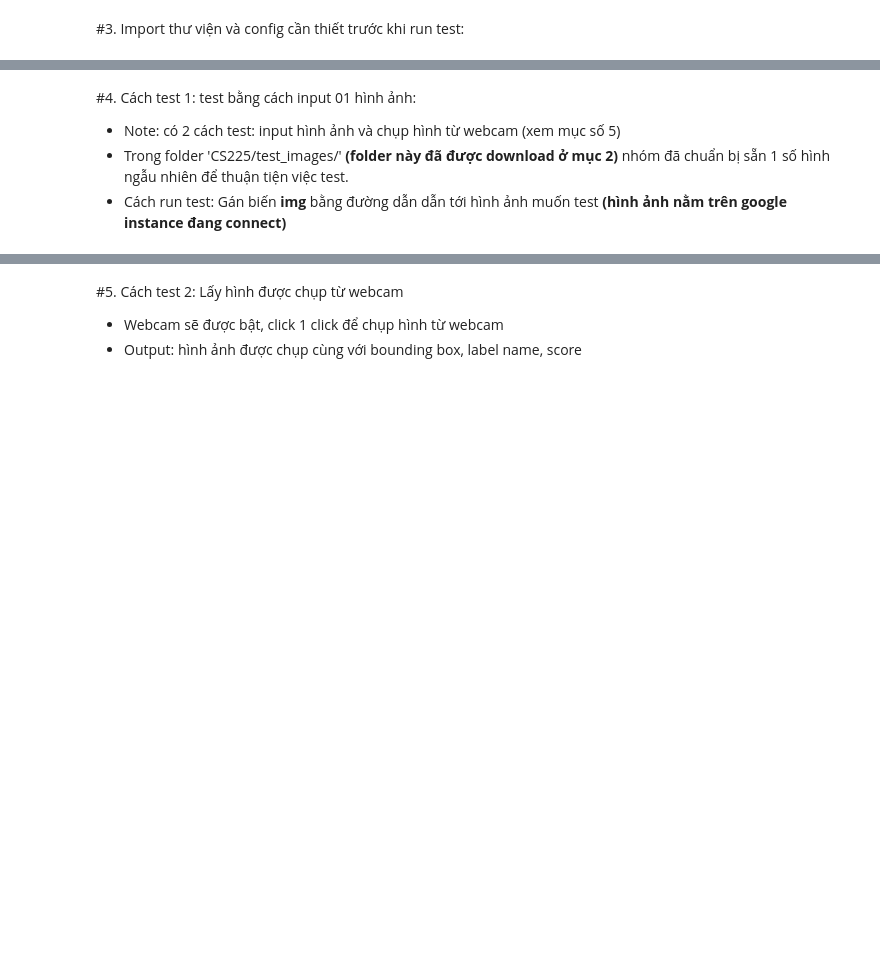
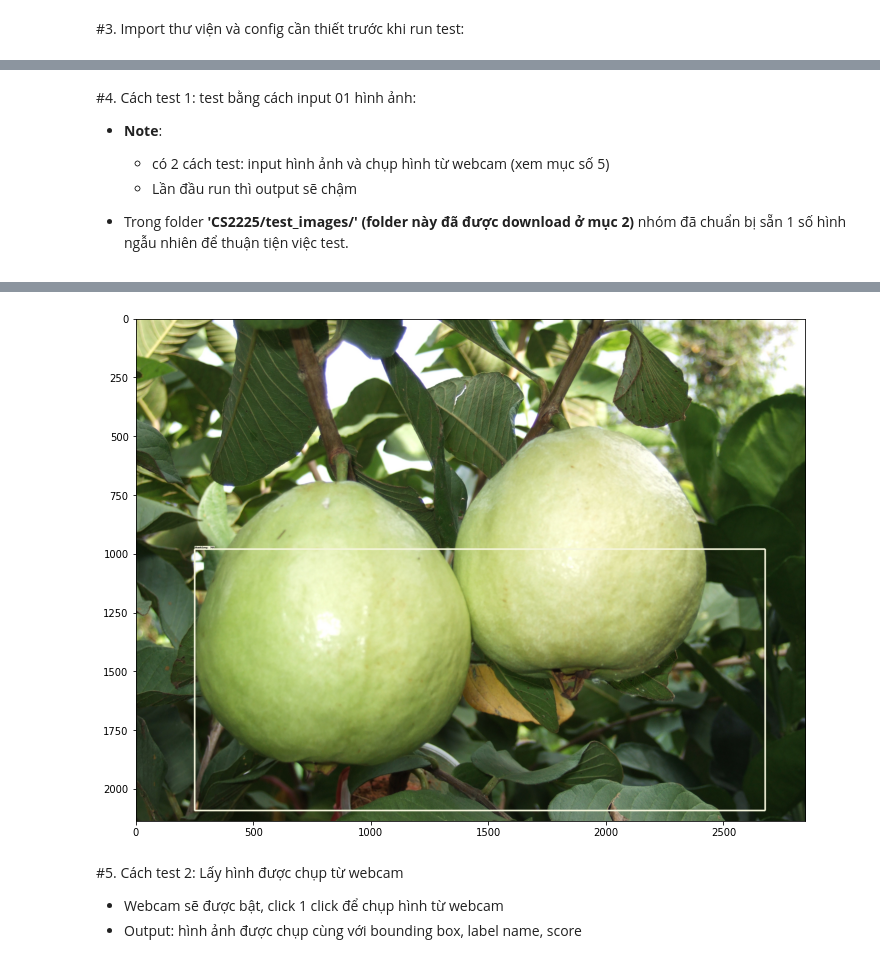
Before and after one commit to MaiNga-uit/CS2225.CH1507, a Jupyter notebook: source_code/[CS2225]Testing_6_fruits_detection_model.ipynb, the cells around one changed output, grey strips where cells are left out. Drawn from its saved outputs; the diff is of its cells as text; code cells hidden in the pictures; blank space fills up the shorter version.

```diff
--- a/source_code/[CS2225]Testing_6_fruits_detection_model.ipynb
+++ b/source_code/[CS2225]Testing_6_fruits_detection_model.ipynb
@@ -103,12 +89,12 @@ def load_image_into_numpy_array(path):
   return np.array(image.getdata()).reshape(
       (im_height, im_width, 3)).astype(np.uint8)
 # %%
-pipeline_file = '/content/CS2225/result_model/pipeline.config'
+pipeline_file = '/content/CS2225/output_model/pipeline.config'
 #recover our saved model
 pipeline_config = pipeline_file
 
-#
-model_dir = '/content/CS2225/output_model/ckpt-3'
+#Model checkpoint
+model_dir = '/content/CS2225/output_model/checkpoint/ckpt-0'
 configs = config_util.get_configs_from_pipeline_file(pipeline_file)
 model_config = configs['model']
 detection_model = model_builder.build(
@@ -117,7 +103,7 @@ detection_model = model_builder.build(
 # Restore checkpoint
 ckpt = tf.compat.v2.train.Checkpoint(
       model=detection_model)
-ckpt.restore(os.path.join('/content/CS2225/output_model/ckpt-3'))
+ckpt.restore(os.path.join('/content/CS2225/output_model/checkpoint/ckpt-0'))
 
 
 def get_model_detection_function(model):
@@ -148,20 +134,31 @@ category_index = label_map_util.create_category_index(categories)
 label_map_dict = label_map_util.get_label_map_dict(label_map, use_display_name=True)
 # %% [markdown]
 #4. Cách test 1: test bằng cách input 01 hình ảnh:
-* Note: có 2 cách test: input hình ảnh và chụp hình từ webcam (xem mục số 5)
-* Trong folder 'CS225/test_images/' **(folder này đã được download ở mục 2)** nhóm đã chuẩn bị sẵn 1 số hình ngẫu nhiên để thuận tiện việc test.
-* Cách run test: Gán biến **img** bằng đường dẫn dẫn tới hình ảnh muốn test **(hình ảnh nằm trên google instance đang connect)**
+* **Note**:
+   * có 2 cách test: input hình ảnh và chụp hình từ webcam (xem mục số 5)
+   * Lần đầu run thì output sẽ chậm
+
+
+* Trong folder **'CS2225/test_images/'** **(folder này đã được download ở mục 2)** nhóm đã chuẩn bị sẵn 1 số hình ngẫu nhiên để thuận tiện việc test.
 # %%
 import random
 import glob
 import cv2
+from resizeimage import resizeimage
 
 #Randomly chọn hình ảnh trong folder CS2225/test_images
 TEST_IMAGE_PATHS = glob.glob('/content/CS2225/test_images/*.jpg')
 img = random.choice(TEST_IMAGE_PATHS)
+# img = '/content/CS2225/test_images/thanhlong_2.jpg'
+
+# with open(img, 'r+b') as f:
+#     with Image.open(f) as image:
+#         cover = resizeimage.resize_cover(image, [300, 300])
+#         cover.save('/content/resized_test_img.jpg', image.format)
+
+# resized_img = '/content/resized_test_img.jpg'
 
 image_np = load_image_into_numpy_array(img)
-
 input_tensor = tf.convert_to_tensor(
     np.expand_dims(image_np, 0), dtype=tf.float32)
 detections, predictions_dict, shapes = detect_fn(input_tensor)
@@ -177,11 +174,12 @@ viz_utils.visualize_boxes_and_labels_on_image_array(
       category_index,
       use_normalized_coordinates=True,
       max_boxes_to_draw=200,
-      min_score_thresh=.4,
+      min_score_thresh=.6,
       agnostic_mode=False,
-      line_thickness=2
+      line_thickness=7
 )
 
 plt.figure(figsize=(12,16))
 plt.imshow(image_np_with_detections)
 plt.show()
+# %% [output]
@@ -187,0 +188 @@ plt.show()
+[figure, added]
```
Also changed, not shown: parts of 13 cells of this notebook.
